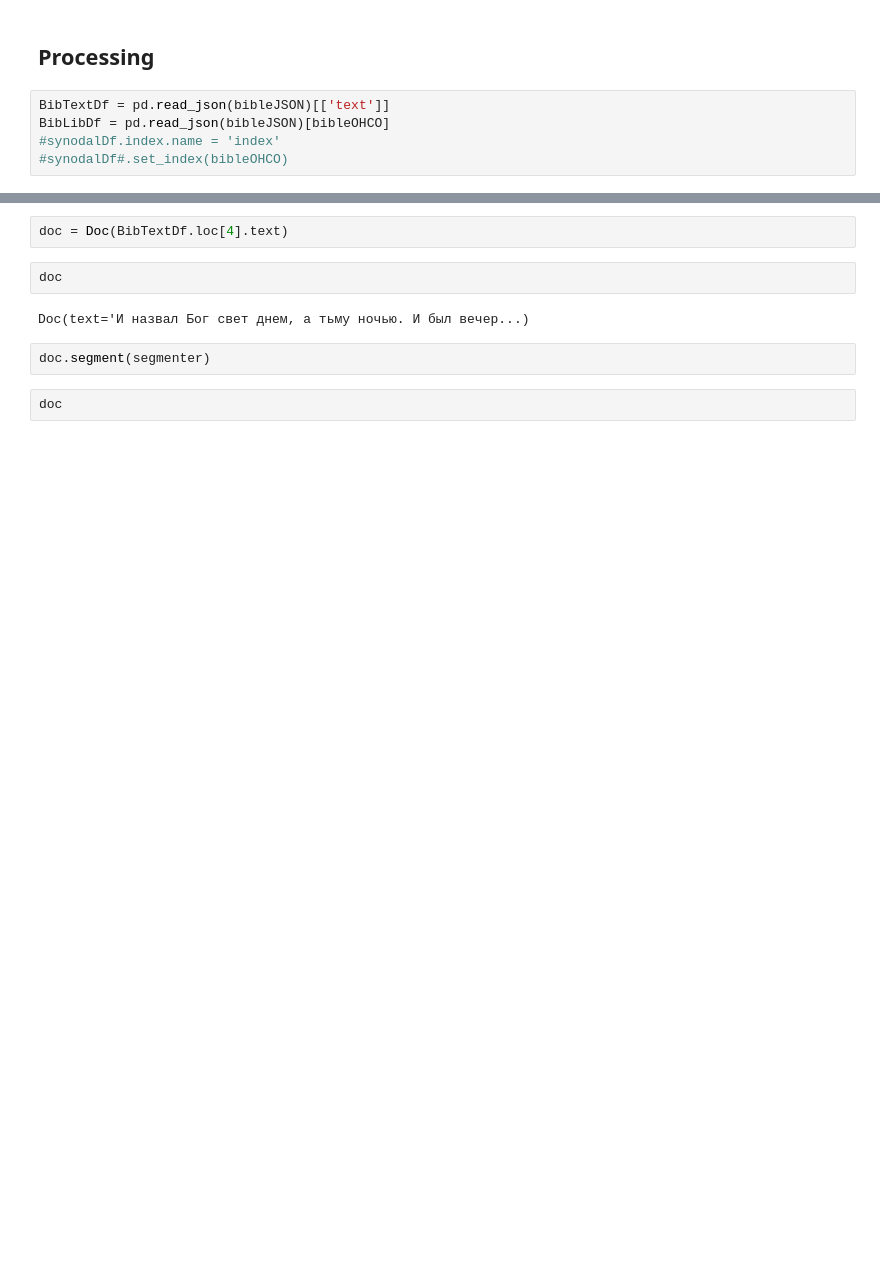
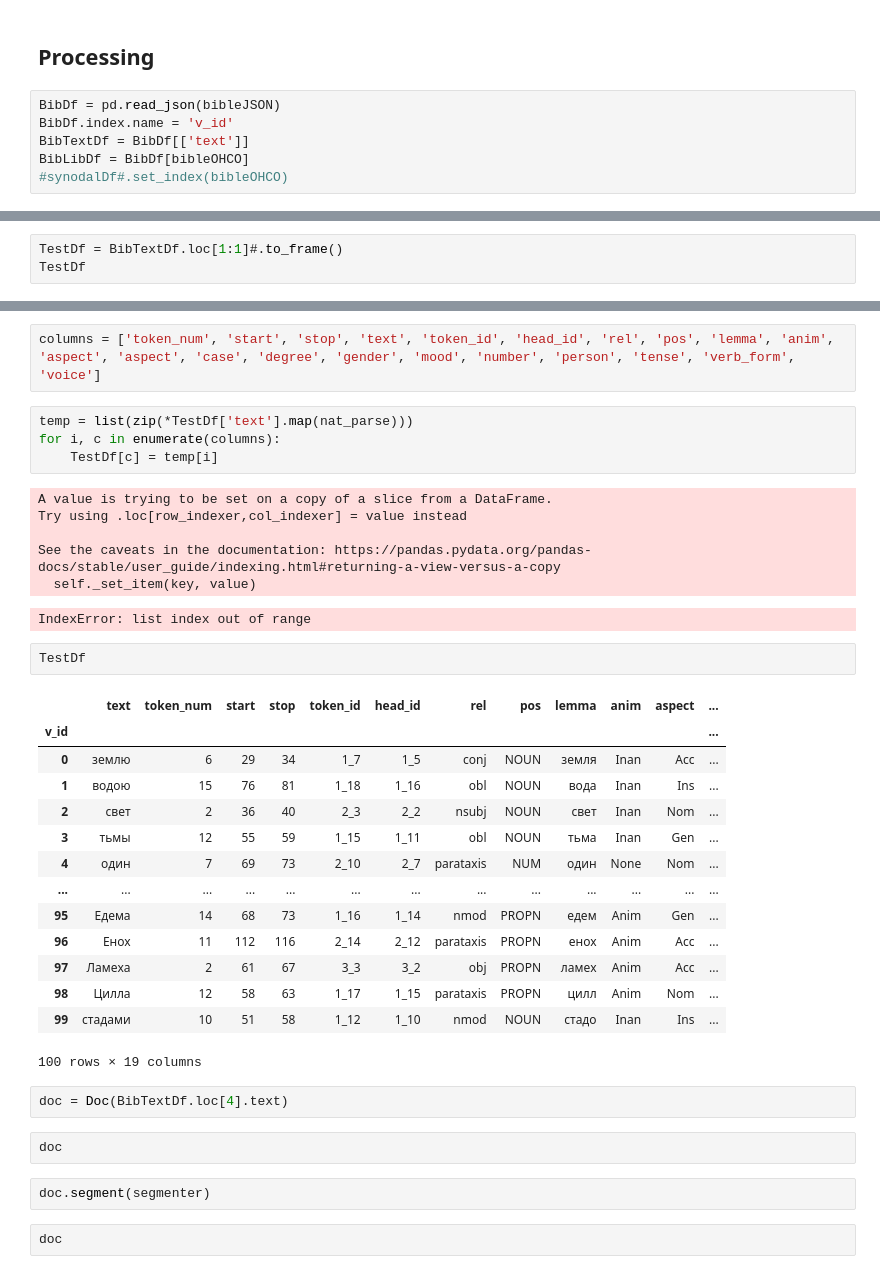
Before and after one commit to kollektivminds/russian-literary-bible, a Jupyter notebook: bible_processing.ipynb, the cells around one changed output, grey strips where cells are left out. Saved outputs shown, nothing was run; the diff lists cells and outputs as text; blank space fills up the shorter version.

```diff
--- a/bible_processing.ipynb
+++ b/bible_processing.ipynb
@@ -228,7 +280,8 @@ AttributeError: 'DataFrame' object has no attribute 'to_xml'
 # %% [markdown]
 ## Processing
 # %%
-BibTextDf = pd.read_json(bibleJSON)[['text']]
-BibLibDf = pd.read_json(bibleJSON)[bibleOHCO]
-#synodalDf.index.name = 'index'
+BibDf = pd.read_json(bibleJSON)
+BibDf.index.name = 'v_id'
+BibTextDf = BibDf[['text']]
+BibLibDf = BibDf[bibleOHCO]
 #synodalDf#.set_index(bibleOHCO)
@@ -250,0 +385,3 @@ BibLibDf
+# %%
+TestDf = BibTextDf.loc[1:1]#.to_frame()
+TestDf
@@ -251,9 +464,37 @@ BibLibDf
+# %%
+columns = ['token_num', 'start', 'stop', 'text', 'token_id', 'head_id', 'rel', 'pos', 'lemma', 'anim', 'aspect', 'aspect', 'case', 'degree', 'gender', 'mood', 'number', 'person', 'tense', 'verb_form', 'voice']
+# %%
+temp = list(zip(*TestDf['text'].map(nat_parse)))
+for i, c in enumerate(columns):
+    TestDf[c] = temp[i]
+# %% [output]
+A value is trying to be set on a copy of a slice from a DataFrame.
+Try using .loc[row_indexer,col_indexer] = value instead
+
+See the caveats in the documentation: https://pandas.pydata.org/pandas-docs/stable/user_guide/indexing.html#returning-a-view-versus-a-copy
+  self._set_item(key, value)
+IndexError: list index out of range
+# %%
+TestDf
+# %% [output]
+|  | text | token_num | start | stop | token_id | head_id | rel | pos | lemma | anim | aspect | ... |
+| v_id |  |  |  |  |  |  |  |  |  |  |  | ... |
+| 0 | землю | 6 | 29 | 34 | 1_7 | 1_5 | conj | NOUN | земля | Inan | Acc | ... |
+| 1 | водою | 15 | 76 | 81 | 1_18 | 1_16 | obl | NOUN | вода | Inan | Ins | ... |
+| 2 | свет | 2 | 36 | 40 | 2_3 | 2_2 | nsubj | NOUN | свет | Inan | Nom | ... |
+| 3 | тьмы | 12 | 55 | 59 | 1_15 | 1_11 | obl | NOUN | тьма | Inan | Gen | ... |
+| 4 | один | 7 | 69 | 73 | 2_10 | 2_7 | parataxis | NUM | один | None | Nom | ... |
+| ... | ... | ... | ... | ... | ... | ... | ... | ... | ... | ... | ... | ... |
+| 95 | Едема | 14 | 68 | 73 | 1_16 | 1_14 | nmod | PROPN | едем | Anim | Gen | ... |
+| 96 | Енох | 11 | 112 | 116 | 2_14 | 2_12 | parataxis | PROPN | енох | Anim | Acc | ... |
+| 97 | Ламеха | 2 | 61 | 67 | 3_3 | 3_2 | obj | PROPN | ламех | Anim | Acc | ... |
+| 98 | Цилла | 12 | 58 | 63 | 1_17 | 1_15 | parataxis | PROPN | цилл | Anim | Nom | ... |
+| 99 | стадами | 10 | 51 | 58 | 1_12 | 1_10 | nmod | NOUN | стадо | Inan | Ins | ... |
+100 rows × 19 columns
 # %%
 doc = Doc(BibTextDf.loc[4].text)
 # %%
 doc
-# %% [output]
-Doc(text='И назвал Бог свет днем, а тьму ночью. И был вечер...)
 # %%
 doc.segment(segmenter)
 # %%
```
Also changed, not shown: parts of 42 cells of this notebook.
